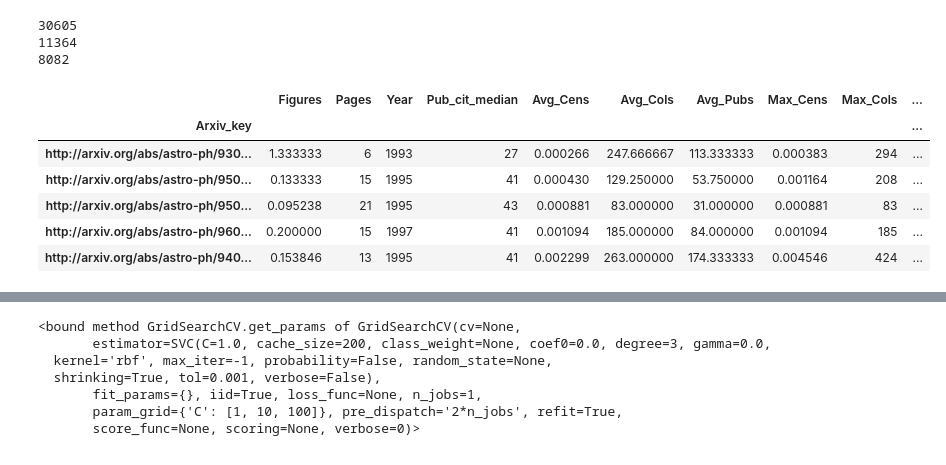
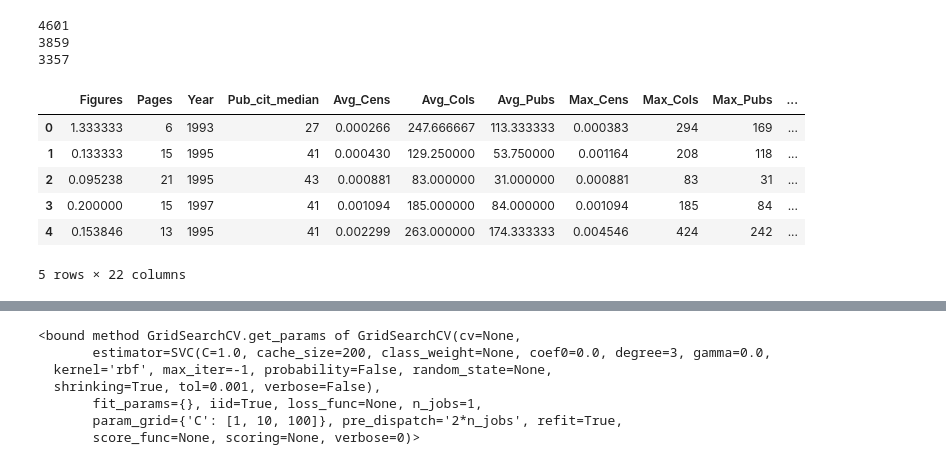
Before and after one commit to ahuja0007/team_citation, a Jupyter notebook: Inspire_analysis_sam.ipynb, the cells around one changed output, grey strips where cells are left out. Saved outputs shown, nothing was run; the diff lists cells and outputs as text; code cells hidden in the pictures.

```diff
--- a/Inspire_analysis_sam.ipynb
+++ b/Inspire_analysis_sam.ipynb
@@ -25,3 +25,8 @@ inspire_data.head()
 | http://arxiv.org/abs/astro-ph/930... | [u'Zaggia, S. R.', u'Capaccioli, ... | 16 | 8 | 6 | Astronomy and Astrophysics | [u'High resolution kinematics of ... | 1993 | 27 | 0.000266 | ... |
 | http://arxiv.org/abs/astro-ph/940... | [u'Pijpers, F. P.', u'Wanders, I.'] | 26 | NaN | 16 | Monthly Notices of the Royal Astr... | [u'Reverberation mapping of activ... | 1994 | 32 | 0.000030 | ... |
 | http://arxiv.org/abs/astro-ph/950... | [u'van Kerkwijk, M. H.', u'Kulkar... | 23 | NaN | 6 | The Astrophysical Journal | [u'Spectroscopy of the White Dwar... | 1995 | 41 | 0.003102 | ... |
+# %%
+good_df=pd.DataFrame.from_csv('good_df2.csv')
+
+inspire_data=inspire_data.merge(good_df[['Arxiv_key','h_index','m_index','e_index','i10_index','g_index','tori_index','riq_index']],right_on=['Arxiv_key'],left_index=True)
+inspire_data.head()
@@ -28,25 +41,25 @@ inspire_data.head()
 # %%
 inspire_data['author_counts']=map(lambda x: len(x.strip('[]').split(','))*1.0/2,inspire_data['Author'])
-numeric_components=inspire_data[['Figures','Pages','Year','Pub_cit_median','Avg_Cens','Avg_Cols','Avg_Pubs','Max_Cens','Max_Cols','Max_Pubs','Min_Cens','Min_Cols','Min_Pubs','author_counts','Citation_count']]
+numeric_components=inspire_data[['Figures','Pages','Year','Pub_cit_median','Avg_Cens','Avg_Cols','Avg_Pubs','Max_Cens','Max_Cols','Max_Pubs','Min_Cens','Min_Cols','Min_Pubs','author_counts','Citation_count','h_index','m_index','e_index','i10_index','g_index','tori_index','riq_index']]
 print len(numeric_components)
 numeric_components=numeric_components.dropna()
 print len(numeric_components)
 numeric_components['Figures']=numeric_components['Figures']*1.0/numeric_components['Pages']
 numeric_components=numeric_components[numeric_components['Pub_cit_median']>5]
 target=numeric_components['Citation_count']
 print len(numeric_components)
 numeric_components.head()
 # %% [output]
-30605
-11364
-8082
+4601
+3859
+3357
-|  | Figures | Pages | Year | Pub_cit_median | Avg_Cens | Avg_Cols | Avg_Pubs | Max_Cens | Max_Cols | ... |
-| Arxiv_key |  |  |  |  |  |  |  |  |  | ... |
-| http://arxiv.org/abs/astro-ph/930... | 1.333333 | 6 | 1993 | 27 | 0.000266 | 247.666667 | 113.333333 | 0.000383 | 294 | ... |
-| http://arxiv.org/abs/astro-ph/950... | 0.133333 | 15 | 1995 | 41 | 0.000430 | 129.250000 | 53.750000 | 0.001164 | 208 | ... |
-| http://arxiv.org/abs/astro-ph/950... | 0.095238 | 21 | 1995 | 43 | 0.000881 | 83.000000 | 31.000000 | 0.000881 | 83 | ... |
-| http://arxiv.org/abs/astro-ph/960... | 0.200000 | 15 | 1997 | 41 | 0.001094 | 185.000000 | 84.000000 | 0.001094 | 185 | ... |
-| http://arxiv.org/abs/astro-ph/940... | 0.153846 | 13 | 1995 | 41 | 0.002299 | 263.000000 | 174.333333 | 0.004546 | 424 | ... |
+|  | Figures | Pages | Year | Pub_cit_median | Avg_Cens | Avg_Cols | Avg_Pubs | Max_Cens | Max_Cols | Max_Pubs | ... |
+| 0 | 1.333333 | 6 | 1993 | 27 | 0.000266 | 247.666667 | 113.333333 | 0.000383 | 294 | 169 | ... |
+| 1 | 0.133333 | 15 | 1995 | 41 | 0.000430 | 129.250000 | 53.750000 | 0.001164 | 208 | 118 | ... |
+| 2 | 0.095238 | 21 | 1995 | 43 | 0.000881 | 83.000000 | 31.000000 | 0.000881 | 83 | 31 | ... |
+| 3 | 0.200000 | 15 | 1997 | 41 | 0.001094 | 185.000000 | 84.000000 | 0.001094 | 185 | 84 | ... |
+| 4 | 0.153846 | 13 | 1995 | 41 | 0.002299 | 263.000000 | 174.333333 | 0.004546 | 424 | 242 | ... |
+5 rows × 22 columns
 # %%
 def class_citations(element):
     if element<21:
```
Also changed, not shown: parts of 13 cells of this notebook.
